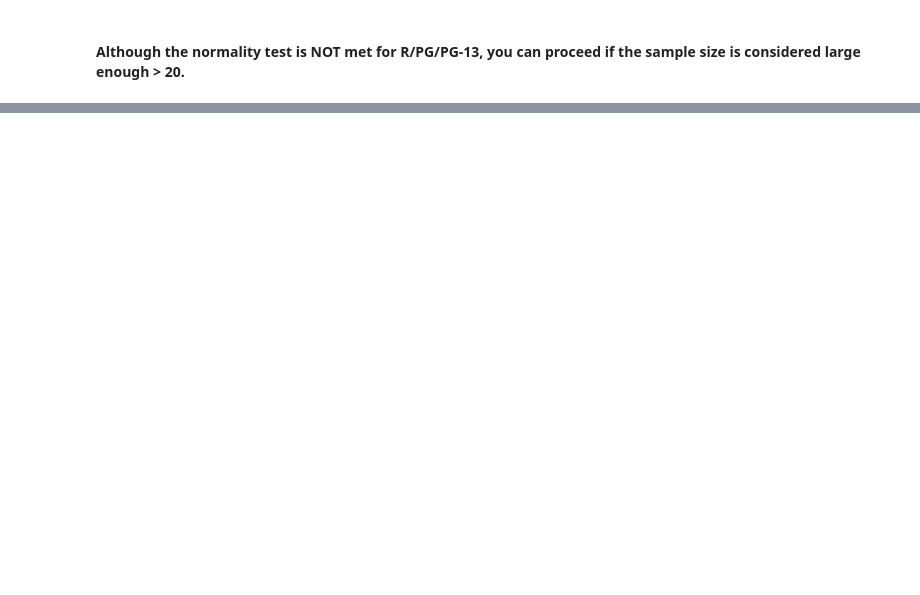
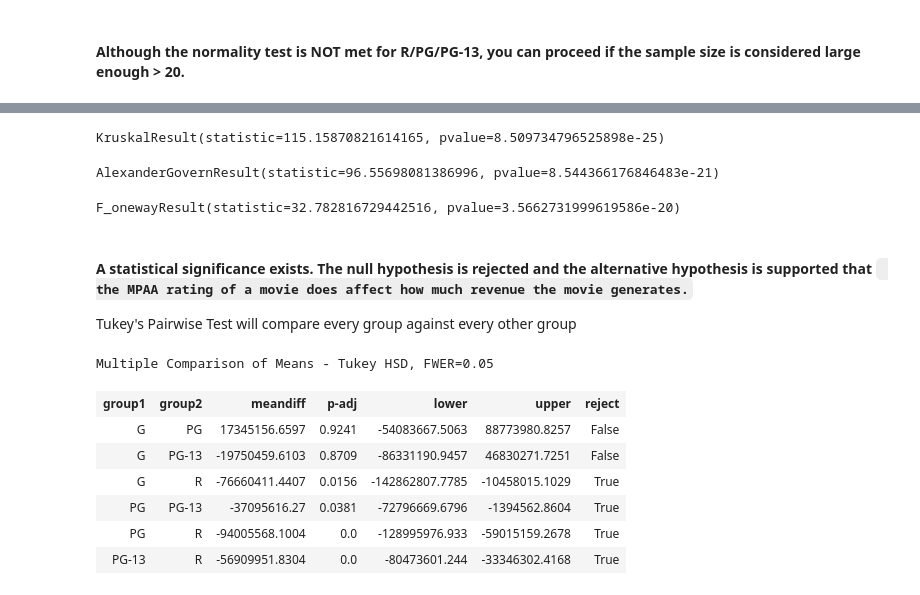
Before and after one commit to dimLMT/Movie-Business-Prediction, a Jupyter notebook: part4.ipynb, the cells around one changed output, grey strips where cells are left out. Cells and saved outputs as stored; diff of their text form; code cells hidden in the pictures; blank space fills up the shorter version.

````diff
--- a/part4.ipynb
+++ b/part4.ipynb
@@ -119,0 +121,18 @@ LeveneResult(statistic=36.667822979945335, pvalue=3.981505763776953e-22)
+# %%
+# Compute the Kruskal-Wallis H-test
+stats.kruskal(*data.values())
+# %% [output]
+KruskalResult(statistic=115.15870821614165, pvalue=8.509734796525898e-25)
+# %%
+# Performs the Alexander Govern test
+stats.alexandergovern(*data.values())
+# %% [output]
+AlexanderGovernResult(statistic=96.55698081386996, pvalue=8.544366176846483e-21)
+# %%
+# just try the One-Way ANOVA Test
+stats.f_oneway(*data.values())
+# %% [output]
+F_onewayResult(statistic=32.782816729442516, pvalue=3.5662731999619586e-20)
+# %% [markdown]
+#### A statistical significance exists. The null hypothesis is rejected and the alternative hypothesis is supported that ``` the MPAA rating of a movie does affect how much revenue the movie generates.```
+Tukey's Pairwise Test will compare every group against every other group
@@ -119,0 +144,13 @@ LeveneResult(statistic=36.667822979945335, pvalue=3.981505763776953e-22)
+# %%
+## perform tukey's multiple comparison test and display the summary
+tukeys_results = pairwise_tukeyhsd(values,labels)
+tukeys_results.summary()
+# %% [output]
+Multiple Comparison of Means - Tukey HSD, FWER=0.05
+| group1 | group2 | meandiff | p-adj | lower | upper | reject |
+| G | PG | 17345156.6597 | 0.9241 | -54083667.5063 | 88773980.8257 | False |
+| G | PG-13 | -19750459.6103 | 0.8709 | -86331190.9457 | 46830271.7251 | False |
+| G | R | -76660411.4407 | 0.0156 | -142862807.7785 | -10458015.1029 | True |
+| PG | PG-13 | -37095616.27 | 0.0381 | -72796669.6796 | -1394562.8604 | True |
+| PG | R | -94005568.1004 | 0.0 | -128995976.933 | -59015159.2678 | True |
+| PG-13 | R | -56909951.8304 | 0.0 | -80473601.244 | -33346302.4168 | True |
````
Also changed, not shown: parts of 11 cells of this notebook, 10 other files.
